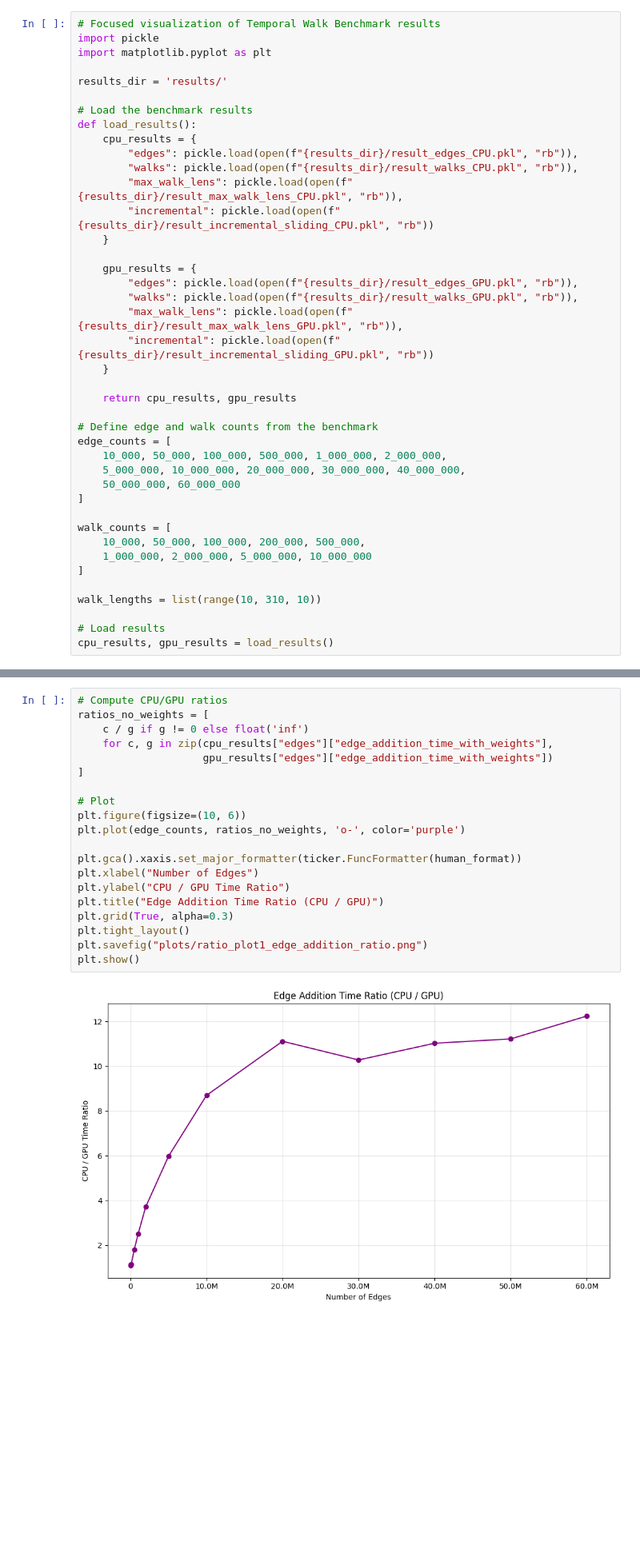
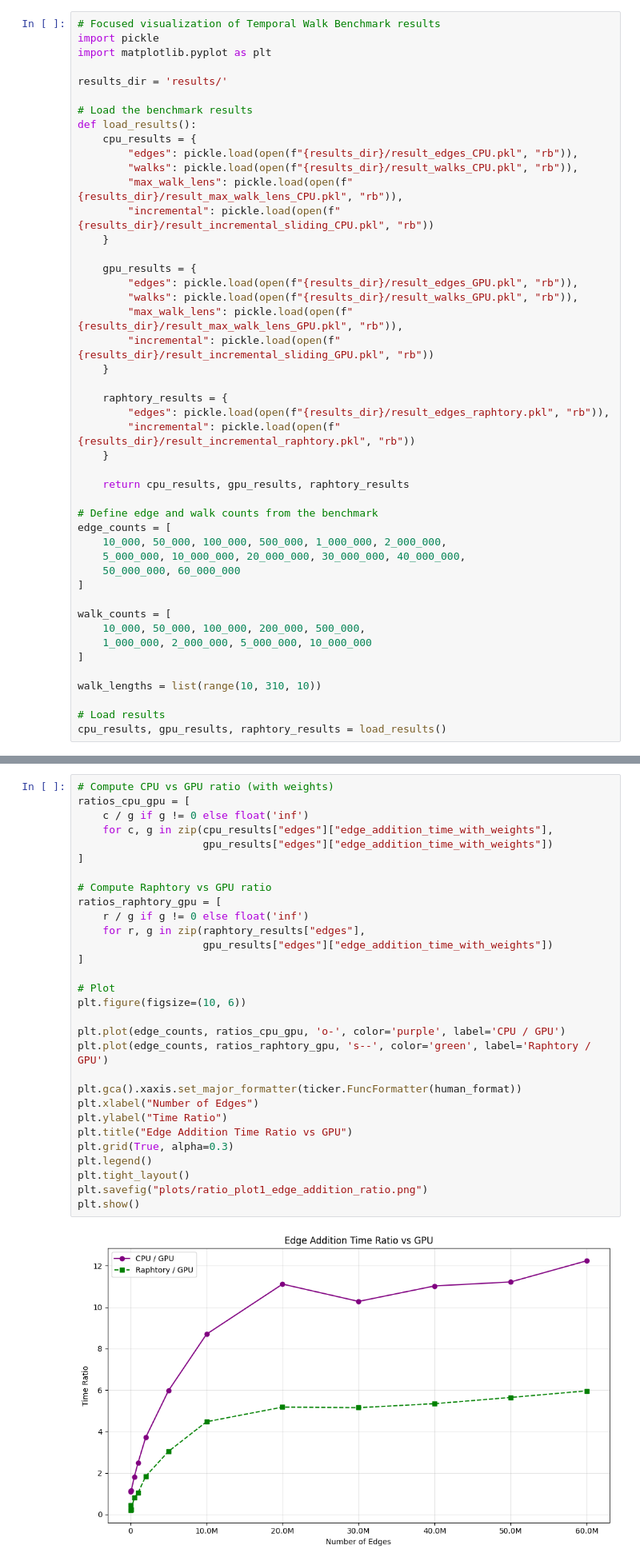
Before and after one commit to ashfaq1701/temporal-random-walk-test, a Jupyter notebook: test_visualizations.ipynb, the cells around one changed output, grey strips where cells are left out. Shown at 80% size. Drawn from its saved outputs; the diff is of its cells as text; blank space fills up the shorter version.

```diff
--- a/test_visualizations.ipynb
+++ b/test_visualizations.ipynb
@@ -29,7 +29,12 @@ def load_results():
         "incremental": pickle.load(open(f"{results_dir}/result_incremental_sliding_GPU.pkl", "rb"))
     }
 
-    return cpu_results, gpu_results
+    raphtory_results = {
+        "edges": pickle.load(open(f"{results_dir}/result_edges_raphtory.pkl", "rb")),
+        "incremental": pickle.load(open(f"{results_dir}/result_incremental_raphtory.pkl", "rb"))
+    }
+
+    return cpu_results, gpu_results, raphtory_results
 
 # Define edge and walk counts from the benchmark
 edge_counts = [
@@ -46,7 +51,7 @@ walk_counts = [
 walk_lengths = list(range(10, 310, 10))
 
 # Load results
-cpu_results, gpu_results = load_results()
+cpu_results, gpu_results, raphtory_results = load_results()
 # %%
 from matplotlib import ticker
 
@@ -83,25 +91,35 @@ plt.show()
 # %%
-# Compute CPU/GPU ratios
-ratios_no_weights = [
+# Compute CPU vs GPU ratio (with weights)
+ratios_cpu_gpu = [
     c / g if g != 0 else float('inf')
     for c, g in zip(cpu_results["edges"]["edge_addition_time_with_weights"],
                     gpu_results["edges"]["edge_addition_time_with_weights"])
 ]
 
+# Compute Raphtory vs GPU ratio
+ratios_raphtory_gpu = [
+    r / g if g != 0 else float('inf')
+    for r, g in zip(raphtory_results["edges"],
+                    gpu_results["edges"]["edge_addition_time_with_weights"])
+]
+
 # Plot
 plt.figure(figsize=(10, 6))
-plt.plot(edge_counts, ratios_no_weights, 'o-', color='purple')
+
+plt.plot(edge_counts, ratios_cpu_gpu, 'o-', color='purple', label='CPU / GPU')
+plt.plot(edge_counts, ratios_raphtory_gpu, 's--', color='green', label='Raphtory / GPU')
 
 plt.gca().xaxis.set_major_formatter(ticker.FuncFormatter(human_format))
 plt.xlabel("Number of Edges")
-plt.ylabel("CPU / GPU Time Ratio")
-plt.title("Edge Addition Time Ratio (CPU / GPU)")
+plt.ylabel("Time Ratio")
+plt.title("Edge Addition Time Ratio vs GPU")
 plt.grid(True, alpha=0.3)
+plt.legend()
 plt.tight_layout()
 plt.savefig("plots/ratio_plot1_edge_addition_ratio.png")
 plt.show()
 # %% [output]
-[figure, old version]
+[figure, new version]
 # %%
 # Plot 2: Walk Sampling Time - With/Without Weights, CPU vs GPU
 plt.figure(figsize=(12, 8))
```
Also changed, not shown: parts of 3 cells of this notebook, 2 other files.
